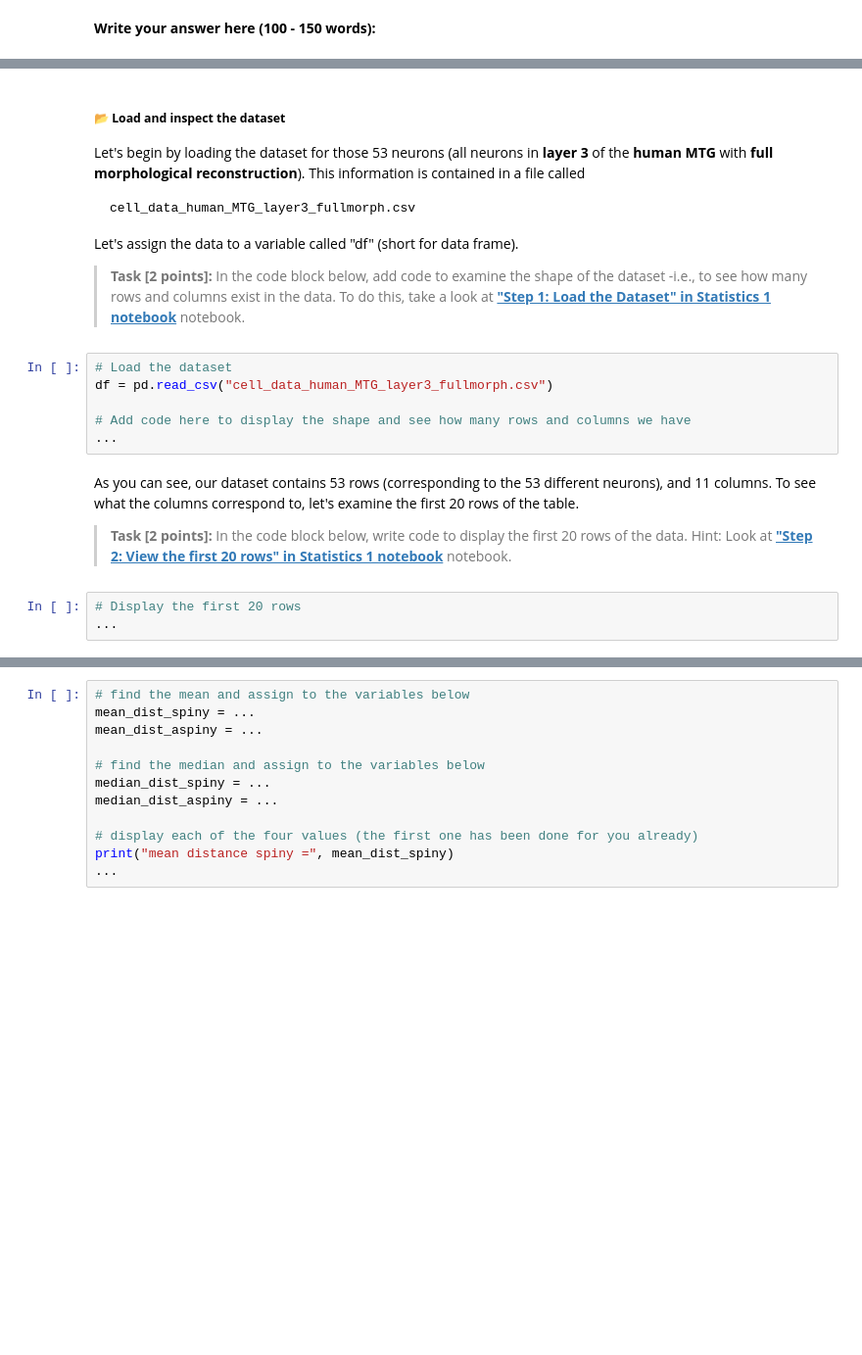
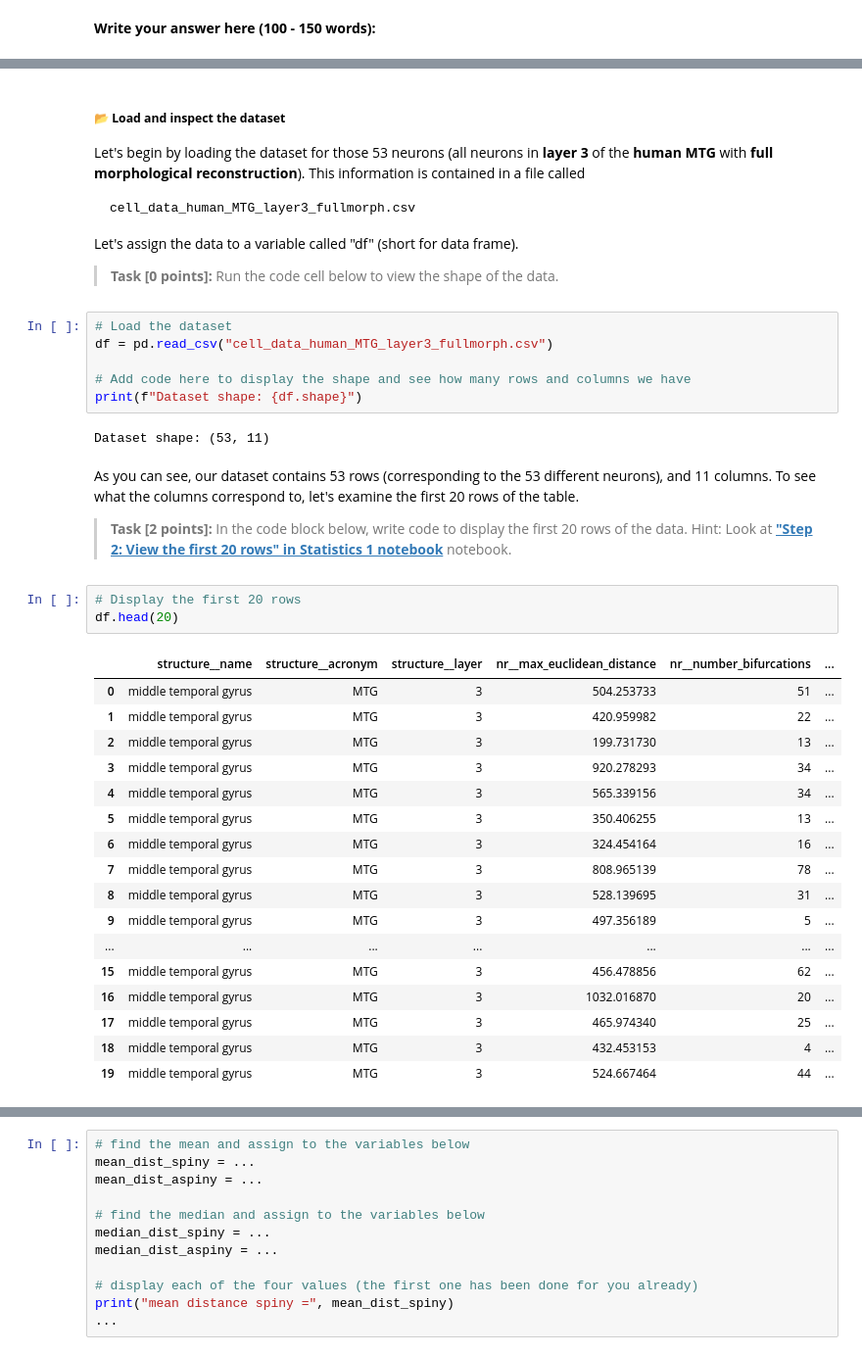
Before and after one commit to Kar1na2/NEURO201, a Jupyter notebook: Assignments/Assignment 1/Assignment 1.ipynb, the cells around one changed output, grey strips where cells are left out. Shown: that part at 98% size. Cells and saved outputs as stored; diff of their text form; blank space fills up the shorter version.

````diff
--- a/Assignments/Assignment 1/Assignment 1-checkpoint.ipynb
+++ b/Assignments/Assignment 1/Assignment 1.ipynb
@@ -244,20 +259,40 @@ cell_data_human_MTG_layer3_fullmorph.csv
 ```
 Let's assign the data to a variable called "df" (short for data frame).
 
-> **Task [2 points]:** In the code block below, add code to examine the shape of the dataset -i.e., to see how many rows and columns exist in the data. To do this, take a look at __["Step 1: Load the Dataset" in Statistics 1 notebook](https://colab.research.google.com/github/Kar1na2/NEURO201/blob/main/In-class%20Activities/Statistics%201%20-%20Frequency%20tables%2C%20distributions%2C%20%26%20graphs.ipynb#scrollTo=_Step_1_Load_the_Dataset)__ notebook.
+> **Task [0 points]:** Run the code cell below to view the shape of the data.
 # %%
 # Load the dataset
 df = pd.read_csv("cell_data_human_MTG_layer3_fullmorph.csv")
 
 # Add code here to display the shape and see how many rows and columns we have
-...
+print(f"Dataset shape: {df.shape}")
+# %% [output]
+Dataset shape: (53, 11)
 # %% [markdown]
 As you can see, our dataset contains 53 rows (corresponding to the 53 different neurons), and 11 columns. To see what the columns correspond to, let's examine the first 20 rows of the table.
 
 > **Task [2 points]:** In the code block below, write code to display the first 20 rows of the data. Hint: Look at __["Step 2: View the first 20 rows" in Statistics 1 notebook](https://colab.research.google.com/github/Kar1na2/NEURO201/blob/main/In-class%20Activities/Statistics%201%20-%20Frequency%20tables%2C%20distributions%2C%20%26%20graphs.ipynb#scrollTo=_Step_2_View_the_First_20_Rows)__ notebook.
 # %%
 # Display the first 20 rows
-...
+df.head(20)
+# %% [output]
+|  | structure__name | structure__acronym | structure__layer | nr__max_euclidean_distance | nr__number_bifurcations | ... |
+| 0 | middle temporal gyrus | MTG | 3 | 504.253733 | 51 | ... |
+| 1 | middle temporal gyrus | MTG | 3 | 420.959982 | 22 | ... |
+| 2 | middle temporal gyrus | MTG | 3 | 199.731730 | 13 | ... |
+| 3 | middle temporal gyrus | MTG | 3 | 920.278293 | 34 | ... |
+| 4 | middle temporal gyrus | MTG | 3 | 565.339156 | 34 | ... |
+| 5 | middle temporal gyrus | MTG | 3 | 350.406255 | 13 | ... |
+| 6 | middle temporal gyrus | MTG | 3 | 324.454164 | 16 | ... |
+| 7 | middle temporal gyrus | MTG | 3 | 808.965139 | 78 | ... |
+| 8 | middle temporal gyrus | MTG | 3 | 528.139695 | 31 | ... |
+| 9 | middle temporal gyrus | MTG | 3 | 497.356189 | 5 | ... |
+| ... | ... | ... | ... | ... | ... | ... |
+| 15 | middle temporal gyrus | MTG | 3 | 456.478856 | 62 | ... |
+| 16 | middle temporal gyrus | MTG | 3 | 1032.016870 | 20 | ... |
+| 17 | middle temporal gyrus | MTG | 3 | 465.974340 | 25 | ... |
+| 18 | middle temporal gyrus | MTG | 3 | 432.453153 | 4 | ... |
+| 19 | middle temporal gyrus | MTG | 3 | 524.667464 | 44 | ... |
 # %% [markdown]
 As we can see, each column contains a different piece of information about the neuron in a given row. Here are some important columns for our analysis:
 
````
Also changed, not shown: parts of 30 cells of this notebook.
